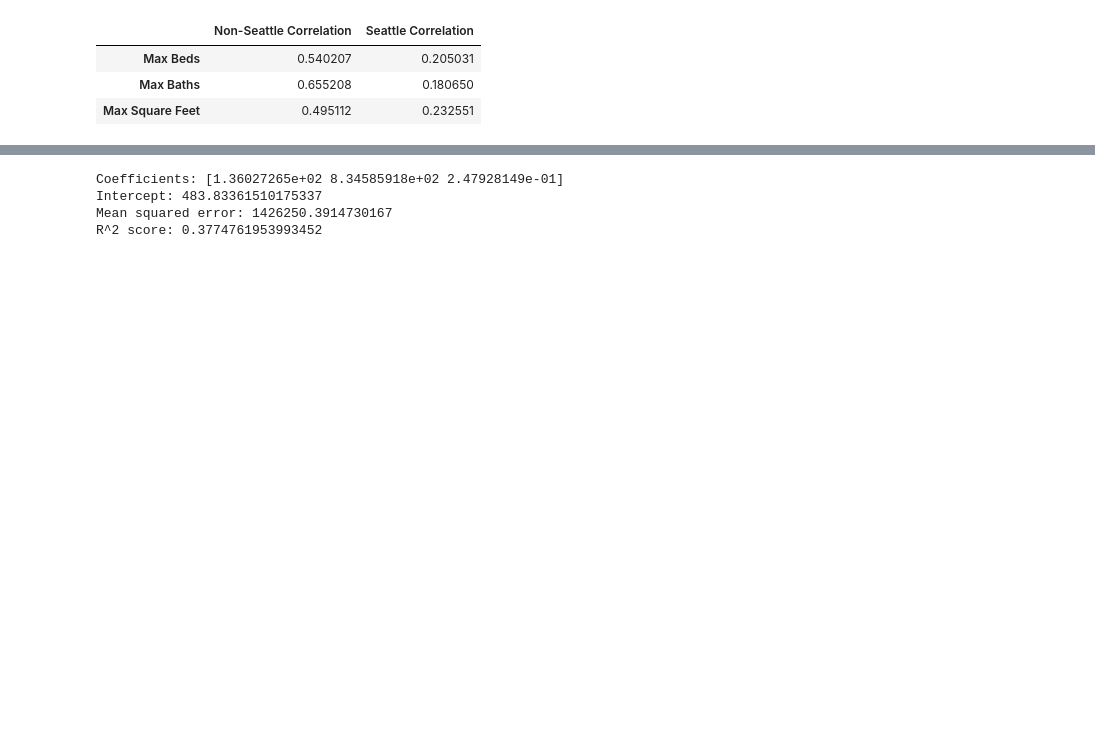
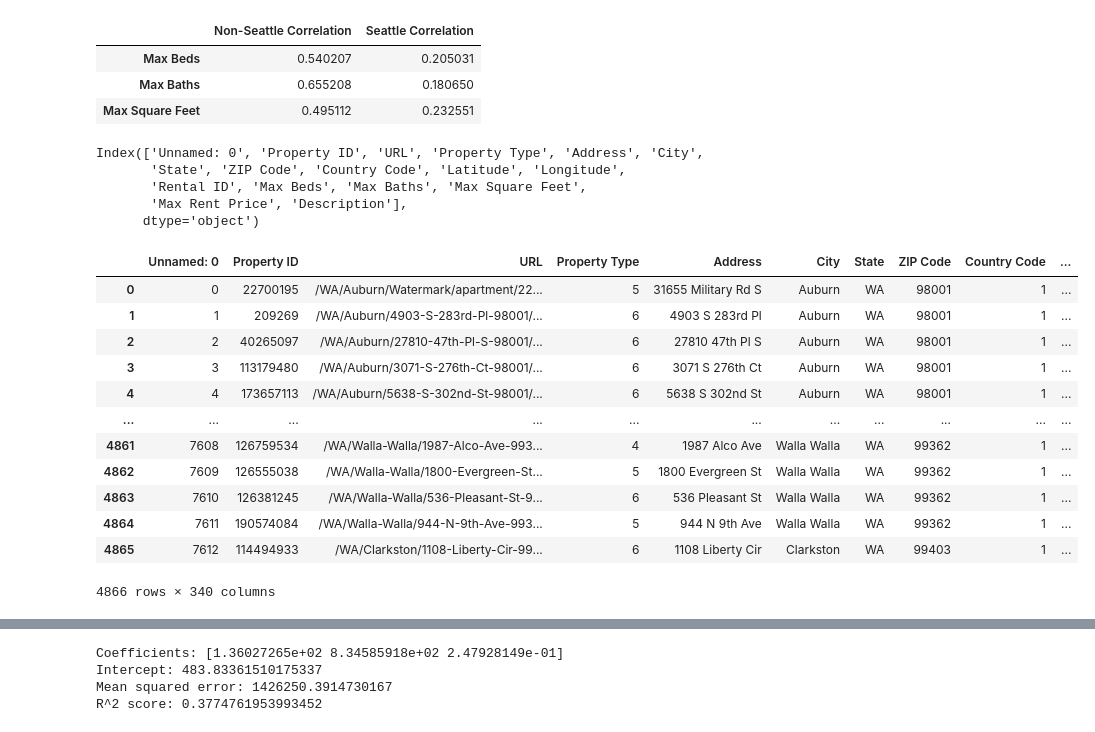
Before and after one commit to drago9773/stoebebirch, a Jupyter notebook: rent_prediction.ipynb, the cells around one changed output, grey strips where cells are left out. Saved outputs shown, nothing was run; the diff lists cells and outputs as text; code cells hidden in the pictures; blank space fills up the shorter version.

```diff
--- a/rent_prediction.ipynb
+++ b/rent_prediction.ipynb
@@ -28,3 +28,53 @@ display(combined_correlation)
 | Max Beds | 0.540207 | 0.205031 |
 | Max Baths | 0.655208 | 0.180650 |
 | Max Square Feet | 0.495112 | 0.232551 |
+# %%
+print(df.columns)
+# %% [output]
+Index(['Unnamed: 0', 'Property ID', 'URL', 'Property Type', 'Address', 'City',
+       'State', 'ZIP Code', 'Country Code', 'Latitude', 'Longitude',
+       'Rental ID', 'Max Beds', 'Max Baths', 'Max Square Feet',
+       'Max Rent Price', 'Description'],
+      dtype='object')
+# %%
+df['ZIP Code'] = pd.to_numeric(df['ZIP Code'], errors='coerce')
+
+# Handle NaN values (e.g., fill with a default value or drop them)
+df['ZIP Code'].fillna(0, inplace=True)  # Here we fill NaNs with 0. Adjust as needed.
+
+# Convert the 'ZIP Code' column to integers
+df['ZIP Code'] = df['ZIP Code'].astype(int)
+
+# Convert the 'ZIP Code' column to strings
+df['ZIP Code'] = df['ZIP Code'].astype(str)
+# %%
+zips = pd.read_csv("2020_census_data.csv")
+# %%
+zips["ZIP Code"] = zips["Geographic Area Name"].str[-5:]
+zips["ZIP Code"] = zips["ZIP Code"].astype(str)
+
+# Convert the ZIP Code in the df DataFrame to string
+df["ZIP Code"] = df["ZIP Code"].astype(str)
+
+# Handle NaN values by filling with an empty string or a placeholder
+df["ZIP Code"].fillna('', inplace=True)
+zips["ZIP Code"].fillna('', inplace=True)
+
+# Perform the join
+df_with_demo = df.join(zips.set_index("ZIP Code"), on="ZIP Code", how="left")
+# %%
+display(df_with_demo)
+# %% [output]
+|  | Unnamed: 0 | Property ID | URL | Property Type | Address | City | State | ZIP Code | Country Code | ... |
+| 0 | 0 | 22700195 | /WA/Auburn/Watermark/apartment/22... | 5 | 31655 Military Rd S | Auburn | WA | 98001 | 1 | ... |
+| 1 | 1 | 209269 | /WA/Auburn/4903-S-283rd-Pl-98001/... | 6 | 4903 S 283rd Pl | Auburn | WA | 98001 | 1 | ... |
+| 2 | 2 | 40265097 | /WA/Auburn/27810-47th-Pl-S-98001/... | 6 | 27810 47th Pl S | Auburn | WA | 98001 | 1 | ... |
+| 3 | 3 | 113179480 | /WA/Auburn/3071-S-276th-Ct-98001/... | 6 | 3071 S 276th Ct | Auburn | WA | 98001 | 1 | ... |
+| 4 | 4 | 173657113 | /WA/Auburn/5638-S-302nd-St-98001/... | 6 | 5638 S 302nd St | Auburn | WA | 98001 | 1 | ... |
+| ... | ... | ... | ... | ... | ... | ... | ... | ... | ... | ... |
+| 4861 | 7608 | 126759534 | /WA/Walla-Walla/1987-Alco-Ave-993... | 4 | 1987 Alco Ave | Walla Walla | WA | 99362 | 1 | ... |
+| 4862 | 7609 | 126555038 | /WA/Walla-Walla/1800-Evergreen-St... | 5 | 1800 Evergreen St | Walla Walla | WA | 99362 | 1 | ... |
+| 4863 | 7610 | 126381245 | /WA/Walla-Walla/536-Pleasant-St-9... | 6 | 536 Pleasant St | Walla Walla | WA | 99362 | 1 | ... |
+| 4864 | 7611 | 190574084 | /WA/Walla-Walla/944-N-9th-Ave-993... | 5 | 944 N 9th Ave | Walla Walla | WA | 99362 | 1 | ... |
+| 4865 | 7612 | 114494933 | /WA/Clarkston/1108-Liberty-Cir-99... | 6 | 1108 Liberty Cir | Clarkston | WA | 99403 | 1 | ... |
+4866 rows × 340 columns
```
Also changed, not shown: parts of 3 cells of this notebook.
